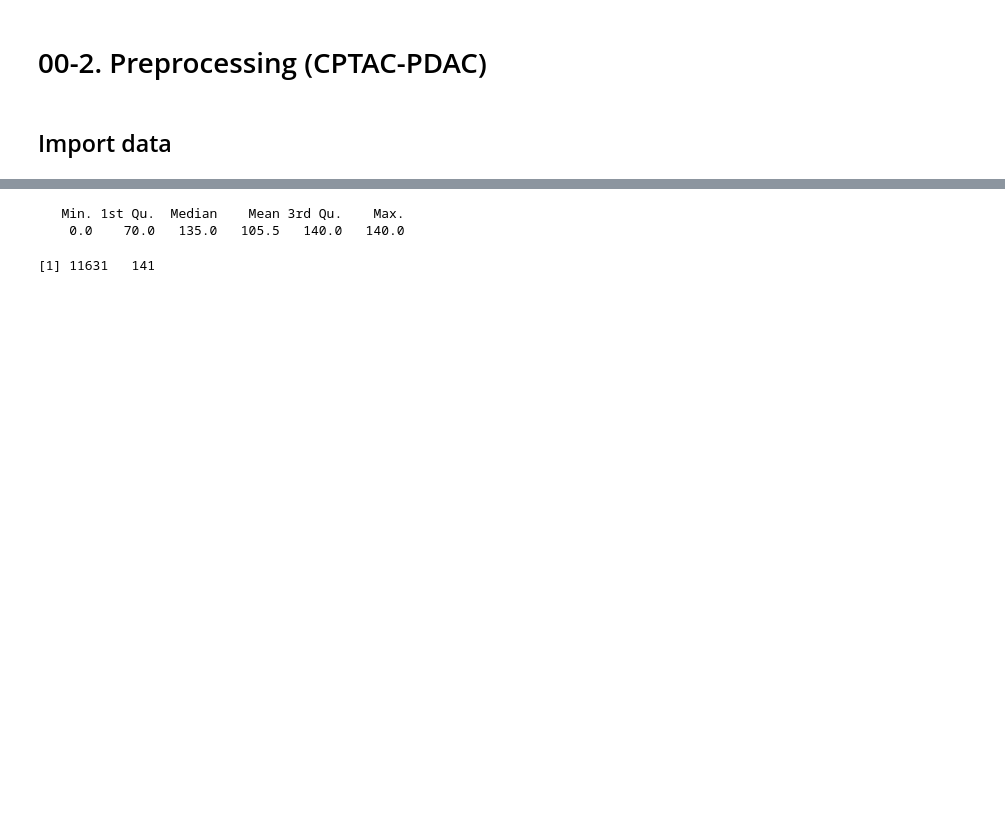
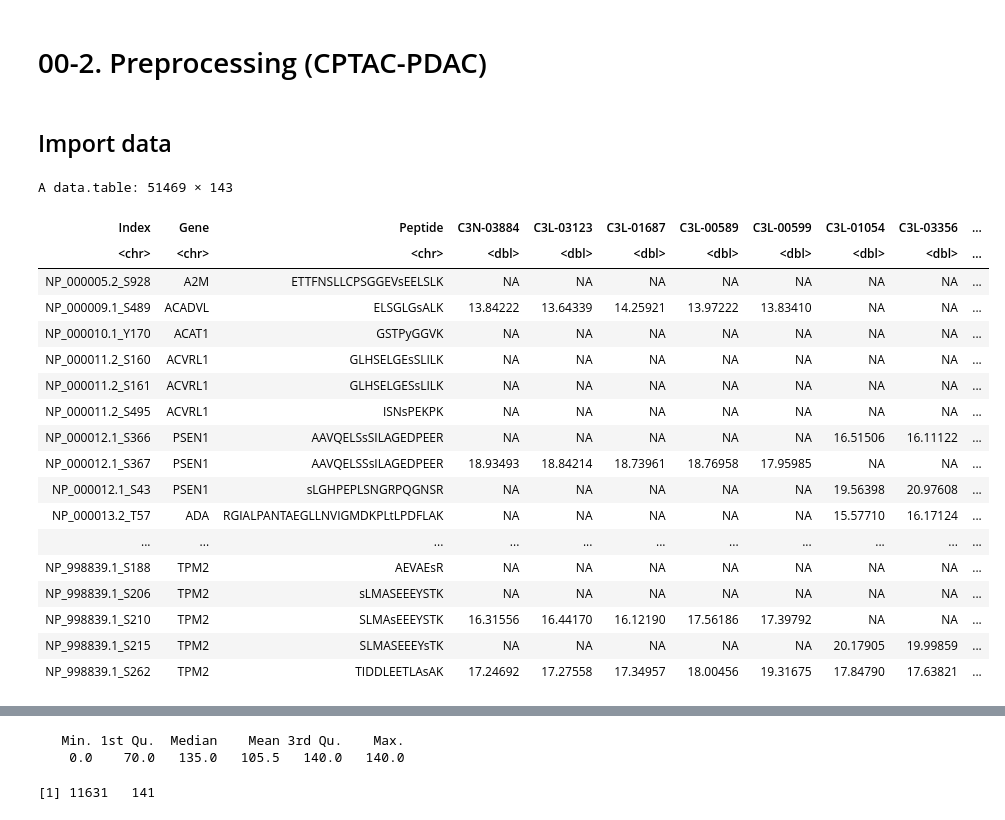
Before and after one commit to yknkns/signalfibration, a Jupyter notebook: docs/00-2_cptac-pdac_data_acquisition.ipynb, the cells around one changed output, grey strips where cells are left out. Cells and saved outputs as stored; diff of their text form; code cells hidden in the pictures; blank space fills up the shorter version.

```diff
--- a/docs/00-2_cptac-pdac_data_acquisition.ipynb
+++ b/docs/00-2_cptac-pdac_data_acquisition.ipynb
@@ -29,4 +29,26 @@ if (!file.exists("./tools/references/library.fasta")) {
 ## Import data
 # %%
 phospho <- fread("./data/cptac-pdac/phosphoproteomics_site_level_MD_abundance_tumor.cct")
+# %%
+phospho
+# %% [output]
+A data.table: 51469 × 143
+| Index | Gene | Peptide | C3N-03884 | C3L-03123 | C3L-01687 | C3L-00589 | C3L-00599 | C3L-01054 | C3L-03356 | ... |
+| <chr> | <chr> | <chr> | <dbl> | <dbl> | <dbl> | <dbl> | <dbl> | <dbl> | <dbl> | ... |
+| NP_000005.2_S928 | A2M | ETTFNSLLCPSGGEVsEELSLK | NA | NA | NA | NA | NA | NA | NA | ... |
+| NP_000009.1_S489 | ACADVL | ELSGLGsALK | 13.84222 | 13.64339 | 14.25921 | 13.97222 | 13.83410 | NA | NA | ... |
+| NP_000010.1_Y170 | ACAT1 | GSTPyGGVK | NA | NA | NA | NA | NA | NA | NA | ... |
+| NP_000011.2_S160 | ACVRL1 | GLHSELGEsSLILK | NA | NA | NA | NA | NA | NA | NA | ... |
+| NP_000011.2_S161 | ACVRL1 | GLHSELGESsLILK | NA | NA | NA | NA | NA | NA | NA | ... |
+| NP_000011.2_S495 | ACVRL1 | ISNsPEKPK | NA | NA | NA | NA | NA | NA | NA | ... |
+| NP_000012.1_S366 | PSEN1 | AAVQELSsSILAGEDPEER | NA | NA | NA | NA | NA | 16.51506 | 16.11122 | ... |
+| NP_000012.1_S367 | PSEN1 | AAVQELSSsILAGEDPEER | 18.93493 | 18.84214 | 18.73961 | 18.76958 | 17.95985 | NA | NA | ... |
+| NP_000012.1_S43 | PSEN1 | sLGHPEPLSNGRPQGNSR | NA | NA | NA | NA | NA | 19.56398 | 20.97608 | ... |
+| NP_000013.2_T57 | ADA | RGIALPANTAEGLLNVIGMDKPLtLPDFLAK | NA | NA | NA | NA | NA | 15.57710 | 16.17124 | ... |
+| ... | ... | ... | ... | ... | ... | ... | ... | ... | ... | ... |
+| NP_998839.1_S188 | TPM2 | AEVAEsR | NA | NA | NA | NA | NA | NA | NA | ... |
+| NP_998839.1_S206 | TPM2 | sLMASEEEYSTK | NA | NA | NA | NA | NA | NA | NA | ... |
+| NP_998839.1_S210 | TPM2 | SLMAsEEEYSTK | 16.31556 | 16.44170 | 16.12190 | 17.56186 | 17.39792 | NA | NA | ... |
+| NP_998839.1_S215 | TPM2 | SLMASEEEYsTK | NA | NA | NA | NA | NA | 20.17905 | 19.99859 | ... |
+| NP_998839.1_S262 | TPM2 | TIDDLEETLAsAK | 17.24692 | 17.27558 | 17.34957 | 18.00456 | 19.31675 | 17.84790 | 17.63821 | ... |
 # %%
```
Also changed, not shown: parts of 14 cells of this notebook.
